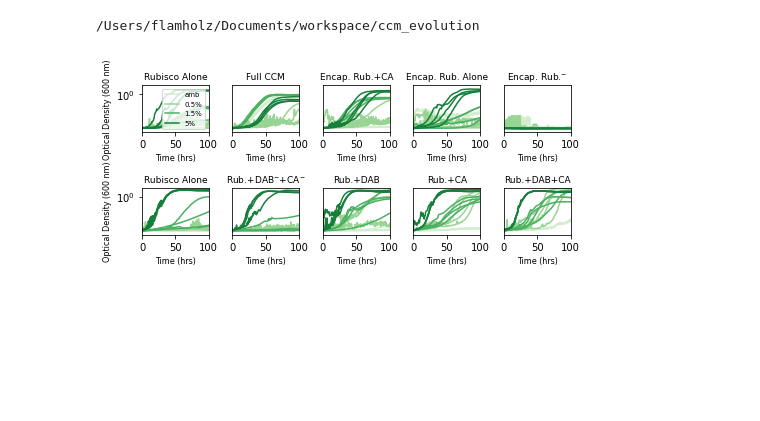
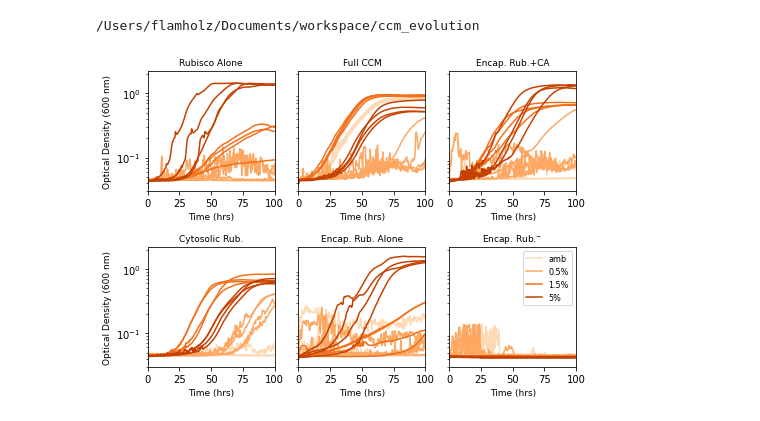
Before and after one commit to flamholz/ccm_evolution, a Jupyter notebook: notebooks/Figs3_4_6_CCMB1.ipynb, the cells around one changed output. Drawn from its saved outputs; the diff is of its cells as text; code cells hidden in the pictures; blank space fills up the shorter version.

Commit message:
Many updates to figures and data management.

```diff
--- a/notebooks/Figs3_4_6_CCMB1.ipynb
+++ b/notebooks/Figs3_4_6_CCMB1.ipynb
@@ -32,68 +33,51 @@ df_amb = pd.read_csv('data/Ecoli_CCMB1/EJD_2020_futile_cycle_data/050321_futile_
 
 co2_dfs_futcyc = [df_amb, df_pt5pct, df_1pt5pct, df_5pct]
 # %%
-fig, axs = plt.subplots(nrows=2, ncols=5, figsize=(7,3))
+# SI figures with full growth trajectories for every strain & condition
+# 1. Encapsulation experiment -
+fig, axs = plt.subplots(nrows=2, ncols=3, figsize=(7,5))
 
 xlim = (0, 100)
 ylim = (0.03, 2.2)
 
-# Plot the encapsulation data up top
+# Base names of strains to plot from futile cycle exp
 inactive_rub = "CCMB1:pCB' K194M+pCCM'"
 rub_alone = "CCMB1:p1A+pFA-sfGFP"
 rub_encap = "CCMB1:pCB' C173S+pFA-sfGFP"
 rub_ca_encap = "CCMB1:pCB'+pFA-sfGFP"
+rub_cyto_csome = "CCMB1:pCB' Y72R+pCCM'"
 full_ccm = "CCMB1:pCB'+pCCM'"
-strain_names_encap = [rub_alone, full_ccm, rub_ca_encap, rub_encap, inactive_rub]
-titles_encap = 'Rubisco Alone,Full CCM,Encap. Rub.+CA,Encap. Rub. Alone,Encap. Rub.$^{-}$'.split(',')
+strain_names_encap = [rub_alone, full_ccm, rub_ca_encap, rub_cyto_csome, rub_encap, inactive_rub]
+titles_encap = 'Rubisco Alone,Full CCM,Encap. Rub.+CA,Cytosolic Rub.,Encap. Rub. Alone,Encap. Rub.$^{-}$'.split(',')
 
-pal = sns.color_palette('Greens', n_colors=4)
-for strain, ax in zip(strain_names_encap, axs[0,:].flatten()):
+pal = sns.color_palette('Oranges', n_colors=4)
+for strain, ax in zip(strain_names_encap, axs.flatten()):
     plt.sca(ax)
     cols = [strain+'.{0}'.format(i) for i in range(1,5)]
     for j, my_df in enumerate(co2_dfs_encap):
         time_h = my_df.time_s / 60 / 60
         label = co2_conds[j]
         for col in cols:
             plt.semilogy(time_h, my_df[col], color=pal[j], label=label)
             label = None
 
-# Plot the futile cycle data below
-rub_alone = "cLS/AGFP"
-futile_cycle = "cLS/Dab2-Can"
-plus_transport = "cLS/Dab2-dCan"
-plus_ca = "cLS/dDab2-Can"
-double_neg = "cLS/dDab2-dCan"
-strain_names_futcyc = [rub_alone, double_neg, plus_transport, plus_ca, futile_cycle]
-titles_futcyc = 'Rubisco Alone,Rub.+DAB$^{-}$+CA$^{-}$,Rub.+DAB,Rub.+CA,Rub.+DAB+CA'.split(',')
-titles = titles_encap + titles_futcyc
-
-for strain, ax in zip(strain_names_futcyc, axs[1,:].flatten()):
-    plt.sca(ax)
-    cols = [strain+' {0}'.format(i) for i in range(1,5)]
-    for j, my_df in enumerate(co2_dfs_futcyc):
-        time_h = my_df.time_s / 60 / 60
-        label = co2_conds[j]
-        for col in cols:
-            plt.semilogy(time_h, my_df[col], color=pal[j], label=label)
-            label = None
-
-for i, (title, ax) in enumerate(zip(titles, axs.flatten())):
+for i, (title, ax) in enumerate(zip(titles_encap, axs.flatten())):
     plt.sca(ax)
     plt.title(title, fontsize=9)
-    plt.xlabel('Time (hrs)', fontsize=8)
     plt.xlim(*xlim)
     plt.ylim(*ylim)
+    plt.xlabel('Time (hrs)', fontsize=9)
 
-    if i == 0:
-        plt.legend(fontsize=7)
-    if i%5 == 0:
-        plt.ylabel('Optical Density (600 nm)', fontsize=8)
+    if i%3 == 0:
+        plt.ylabel('Optical Density (600 nm)', fontsize=9)
     else:
         plt.yticks([])
 
+plt.legend(fontsize=8)
+
 plt.tight_layout()
-plt.savefig('figures/fig3/fig3_S2_growth_curves.png', dpi=600, facecolor='w')
+plt.savefig('figures/fig3/fig3S1_encap_growth_curves.png', dpi=600, facecolor='w')
 plt.show()
 # %% [output]
-[figure, old version]
+[figure, new version]
 # %%
```
Also changed, not shown: parts of 11 cells of this notebook, 28 other files.
